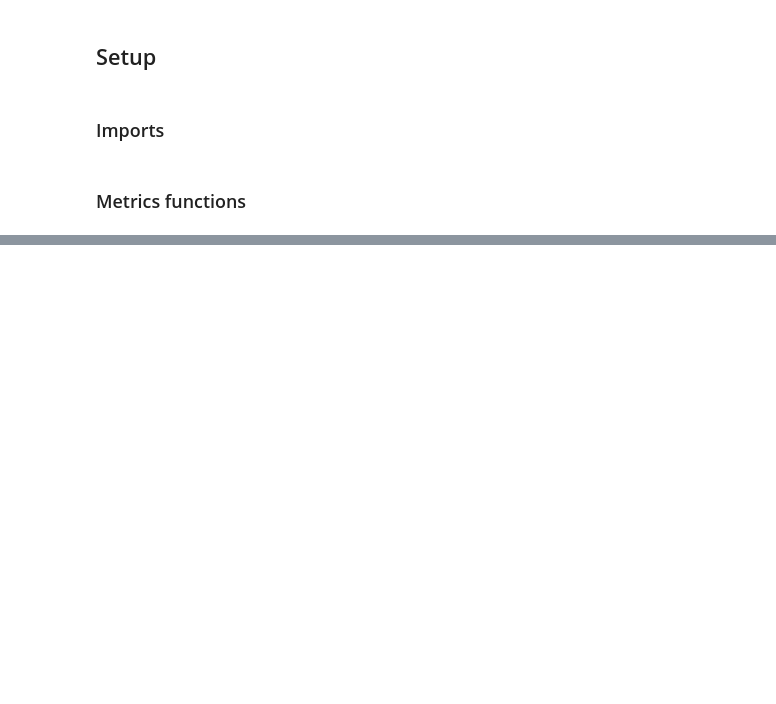
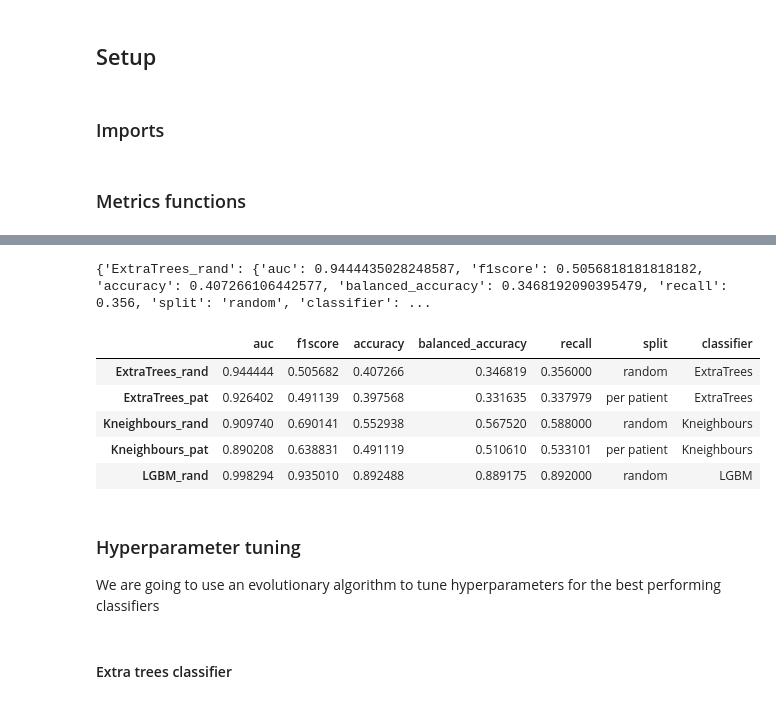
Before and after one commit to gijsbarmentlo/epilepsy_seizure_prediction, a Jupyter notebook: presentation_notebook.ipynb, the cells around one changed output, grey strips where cells are left out. Saved outputs shown, nothing was run; the diff lists cells and outputs as text; code cells hidden in the pictures; blank space fills up the shorter version.

```diff
--- a/presentation_notebook.ipynb
+++ b/presentation_notebook.ipynb
@@ -439,8 +440,9 @@ for p in [1, 2, 3]:  #[1, 2, 3]:  # iterating over patients 1, 2, 3
     logging.info(f'Entering loop to generate train features for patient {p}')
     patient_path = join(DATA_PATH, TRAIN_PATHS[p-1])
 
-    data_dict[f'X_train_pat{p}'], data_dict[f'y_train_pat{p}'] = generate_features(patient_number = p,
+    data_dict[f'X_train_pat{p}'], data_dict[f'y_train_pat{p}'], index = generate_features(patient_number = p,
                                                                                    data_path = patient_path,
+                                                                                   is_training_data = True,
                                                                                    save_to_disk = True)
 # %% [markdown]
 ## EDA of the generated training dataset
@@ -511,0 +687,38 @@ X_train, X_test, y_train, y_test = train_test_split(X, y, test_size=0.33, random
+# %%
+classifiers = {'ExtraTrees' : ExtraTreesClassifier(n_jobs = -1),
+               'Kneighbours' : KNeighborsClassifier(3, n_jobs = -1),
+#               'Gaussian process' : GaussianProcessClassifier(1.0 * RBF(1.0), n_jobs = -1),
+#               'Decision tree' : DecisionTreeClassifier(),
+#               'Random forest' : RandomForestClassifier(n_estimators=500, n_jobs = -1),
+#               'Neural network' : MLPClassifier(alpha=1, max_iter=1000),
+#               'Adaboost' : AdaBoostClassifier(),
+#               'Gaussain NB' : GaussianNB(),
+#               'Quadratic discriminant' : QuadraticDiscriminantAnalysis(),
+#               'Hist Gradient Boosting Classifier (LGBM-like)' : HistGradientBoostingClassifier(),
+               'LGBM' : lightgbm.LGBMClassifier(n_estimators = 100, objective = 'binary')}
+
+performance_dict = {}
+parformance_df = pd.DataFrame()
+
+for clf_name, clf in classifiers.items():
+    # random split
+    clf.fit(X_train_rand, y_train_rand)
+    metrics = compute_metrics(clf, X_test_rand, y_test_rand)
+    print(f'{clf_name}')
+    print(f"random split : {metrics}")
+    metrics['split'] = 'random'
+    metrics['classifier'] = f'{clf_name}'
+    performance_dict[f'{clf_name}_rand'] = metrics
+
+    # carefull per patient split
+    clf.fit(X_train_pat, y_train_pat)
+    metrics = compute_metrics(clf, X_test_pat, y_test_pat)
+    print(f"patient split : {metrics}")
+    metrics['split'] = 'per patient'
+    metrics['classifier'] = f'{clf_name}'
+    performance_dict[f'{clf_name}_pat'] = metrics
+
+    # Train on 2 patients test on the other
+#    auc_dict = auc_patient_cv(clf, X_pat, y_pat)
+#    print(f'{clf_name} trained on 2 out of 3 : {auc_dict}\n')
+#    performance_dict[f'{clf_name}_2of3'] = auc_dict
@@ -511,0 +735,17 @@ X_train, X_test, y_train, y_test = train_test_split(X, y, test_size=0.33, random
+# %%
+print(performance_dict)
+# %% [output]
+{'ExtraTrees_rand': {'auc': 0.9444435028248587, 'f1score': 0.5056818181818182, 'accuracy': 0.407266106442577, 'balanced_accuracy': 0.3468192090395479, 'recall': 0.356, 'split': 'random', 'classifier': ...
+# %%
+performance_df = pd.DataFrame.from_dict(performance_dict, orient = 'index')
+performance_df.head()
+# %% [output]
+|  | auc | f1score | accuracy | balanced_accuracy | recall | split | classifier |
+| ExtraTrees_rand | 0.944444 | 0.505682 | 0.407266 | 0.346819 | 0.356000 | random | ExtraTrees |
+| ExtraTrees_pat | 0.926402 | 0.491139 | 0.397568 | 0.331635 | 0.337979 | per patient | ExtraTrees |
+| Kneighbours_rand | 0.909740 | 0.690141 | 0.552938 | 0.567520 | 0.588000 | random | Kneighbours |
+| Kneighbours_pat | 0.890208 | 0.638831 | 0.491119 | 0.510610 | 0.533101 | per patient | Kneighbours |
+| LGBM_rand | 0.998294 | 0.935010 | 0.892488 | 0.889175 | 0.892000 | random | LGBM |
+# %% [markdown]
+### Hyperparameter tuning
+We are going to use an evolutionary algorithm to tune hyperparameters for the best performing classifiers
@@ -511,0 +756,2 @@ X_train, X_test, y_train, y_test = train_test_split(X, y, test_size=0.33, random
+# %% [markdown]
+#### Extra trees classifier
```
Also changed, not shown: parts of 32 cells of this notebook, 1 other file.
